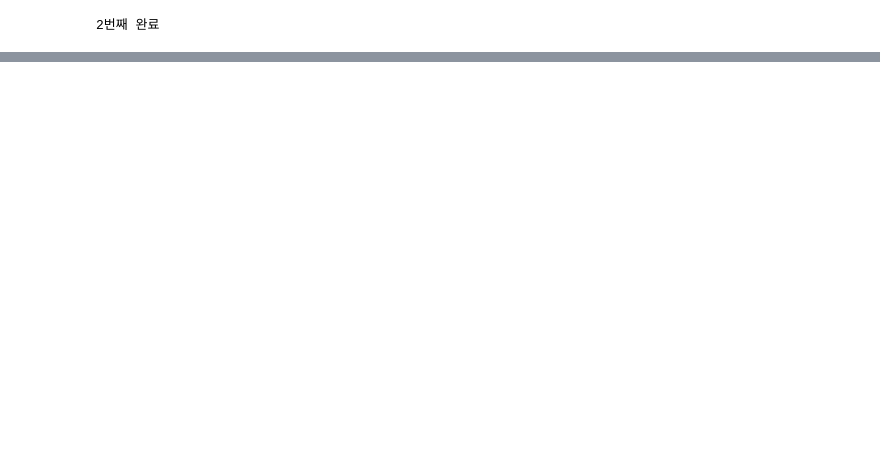
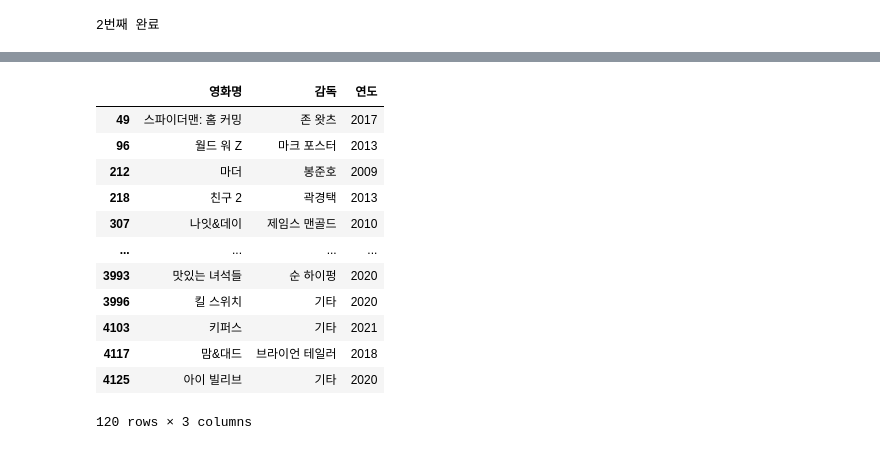
Before and after one commit to Play-Web-miniProject/MovieDL, a Jupyter notebook: eyz/naver_API.ipynb, the cells around one changed output, grey strips where cells are left out. Cells and saved outputs as stored; diff of their text form; code cells hidden in the pictures; blank space fills up the shorter version.

```diff
--- a/eyz/naver_API.ipynb
+++ b/eyz/naver_API.ipynb
@@ -268,0 +297,3 @@ if(rescode==200):
+# %%
+missed_index = missed_year_df.reset_index()
+missed_index
@@ -268,0 +314,3 @@ if(rescode==200):
+# %%
+diff = np.setdiff1d(missed_index.index.to_list(), naver_df.index.to_list())
+diff
@@ -268,0 +368,17 @@ if(rescode==200):
+# %%
+diff_df2 = missed_year_df.loc[diff_df]
+display(diff_df2)
+# %% [output]
+|  | 영화명 | 감독 | 연도 |
+| 49 | 스파이더맨: 홈 커밍 | 존 왓츠 | 2017 |
+| 96 | 월드 워 Z | 마크 포스터 | 2013 |
+| 212 | 마더 | 봉준호 | 2009 |
+| 218 | 친구 2 | 곽경택 | 2013 |
+| 307 | 나잇&데이 | 제임스 맨골드 | 2010 |
+| ... | ... | ... | ... |
+| 3993 | 맛있는 녀석들 | 순 하이펑 | 2020 |
+| 3996 | 킬 스위치 | 기타 | 2020 |
+| 4103 | 키퍼스 | 기타 | 2021 |
+| 4117 | 맘&대드 | 브라이언 테일러 | 2018 |
+| 4125 | 아이 빌리브 | 기타 | 2020 |
+120 rows × 3 columns
```
Also changed, not shown: parts of 31 cells of this notebook, 9 other files.
